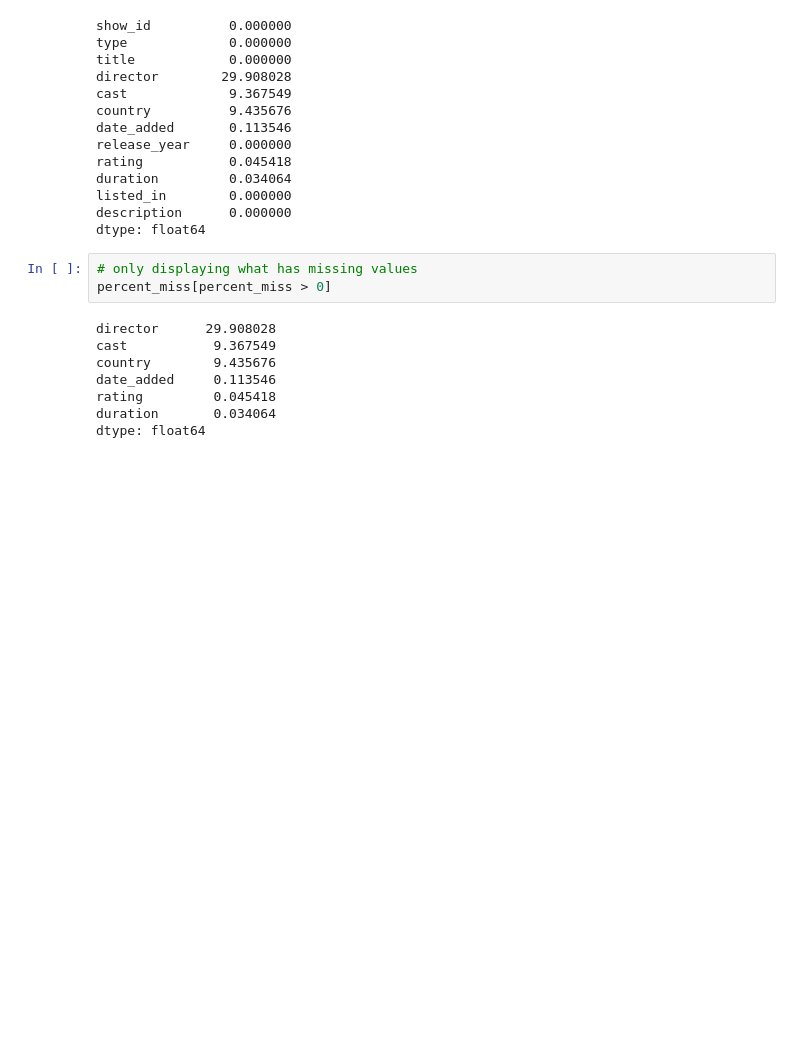
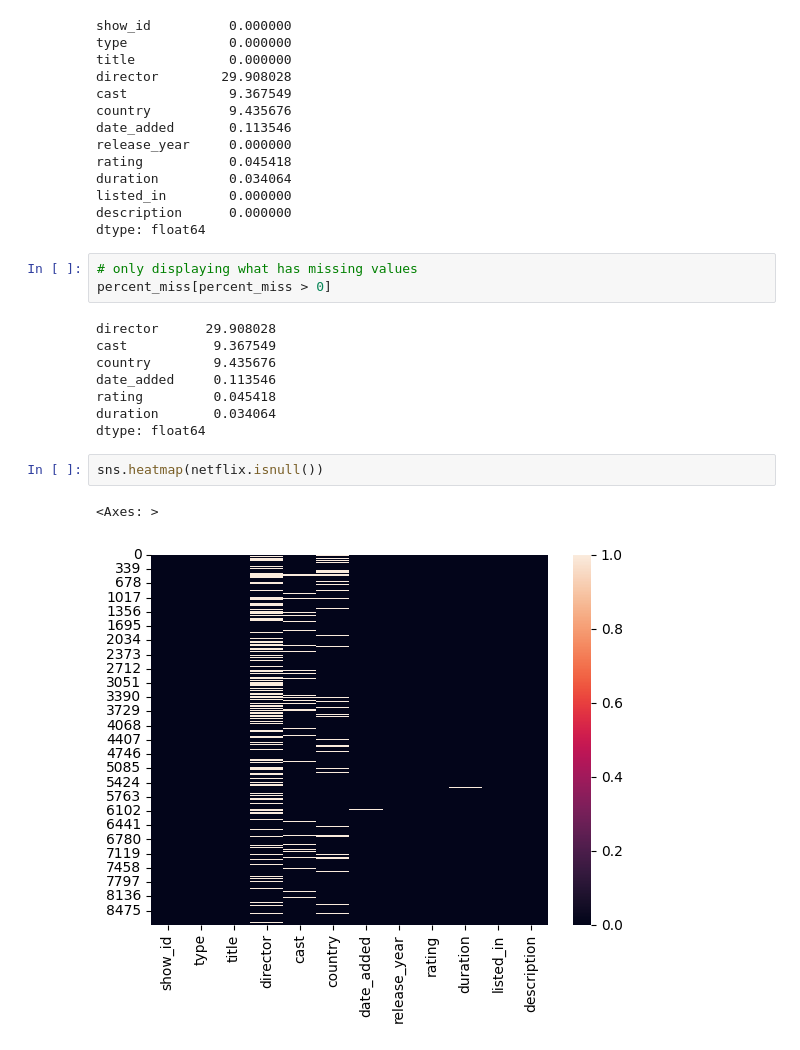
Before and after one commit to vNullptr/netflix-eda, a Jupyter notebook: notebook.ipynb, the cells around one changed output. Cells and saved outputs as stored; diff of their text form; blank space fills up the shorter version.

```diff
--- a/notebook.ipynb
+++ b/notebook.ipynb
@@ -130,3 +132,8 @@ date_added     0.113546
 rating         0.045418
 duration       0.034064
 dtype: float64
+# %%
+sns.heatmap(netflix.isnull())
+# %% [output]
+<Axes: >
+[figure, added]
```
Also changed, not shown: parts of 13 cells of this notebook.
